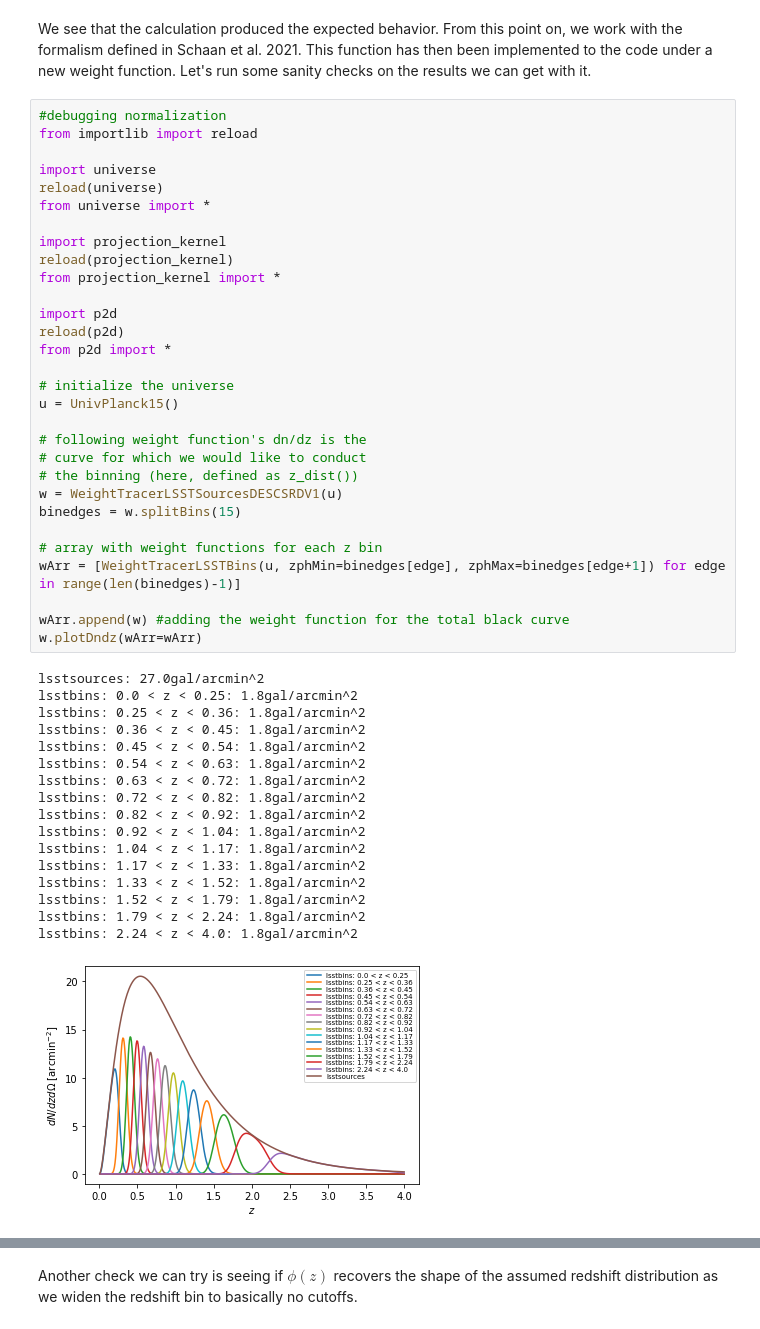
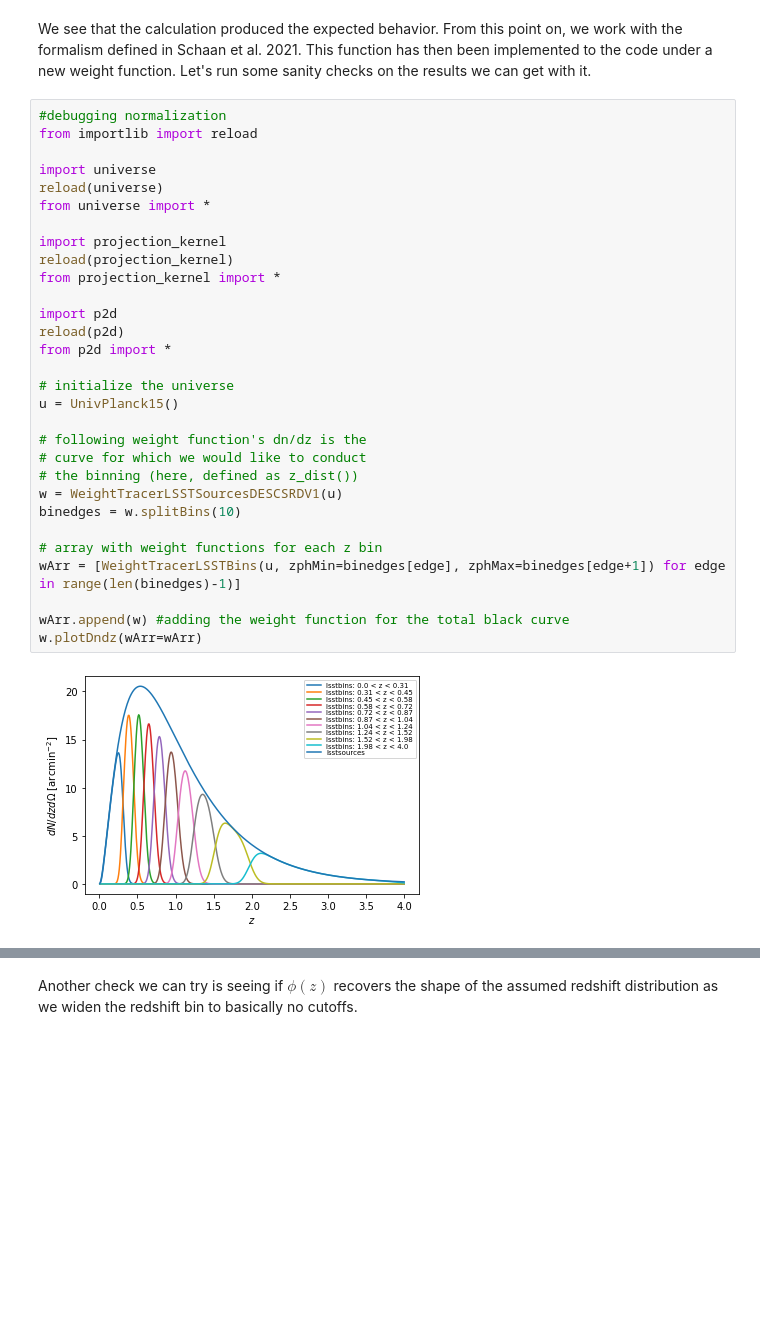
Before and after one commit to AnaCarolinaSOliveira/cross-LIM, a Jupyter notebook: test_P.ipynb, the cells around one changed output, grey strips where cells are left out. Drawn from its saved outputs; the diff is of its cells as text; blank space fills up the shorter version.

```diff
--- a/test_P.ipynb
+++ b/test_P.ipynb
@@ -155,48 +155,32 @@ We see that the calculation produced the expected behavior. From this point on,
 # %%
 #debugging normalization
 from importlib import reload
 
 import universe
 reload(universe)
 from universe import *
 
 import projection_kernel
 reload(projection_kernel)
 from projection_kernel import *
 
 import p2d
 reload(p2d)
 from p2d import *
 
 # initialize the universe
 u = UnivPlanck15()
 
 # following weight function's dn/dz is the
 # curve for which we would like to conduct
 # the binning (here, defined as z_dist())
 w = WeightTracerLSSTSourcesDESCSRDV1(u)
-binedges = w.splitBins(15)
+binedges = w.splitBins(10)
 
 # array with weight functions for each z bin
 wArr = [WeightTracerLSSTBins(u, zphMin=binedges[edge], zphMax=binedges[edge+1]) for edge in range(len(binedges)-1)]
 
 wArr.append(w) #adding the weight function for the total black curve
 w.plotDndz(wArr=wArr)
 # %% [output]
-lsstsources: 27.0gal/arcmin^2
-lsstbins: 0.0 < z < 0.25: 1.8gal/arcmin^2
-lsstbins: 0.25 < z < 0.36: 1.8gal/arcmin^2
-lsstbins: 0.36 < z < 0.45: 1.8gal/arcmin^2
-lsstbins: 0.45 < z < 0.54: 1.8gal/arcmin^2
-lsstbins: 0.54 < z < 0.63: 1.8gal/arcmin^2
-lsstbins: 0.63 < z < 0.72: 1.8gal/arcmin^2
-lsstbins: 0.72 < z < 0.82: 1.8gal/arcmin^2
-lsstbins: 0.82 < z < 0.92: 1.8gal/arcmin^2
-lsstbins: 0.92 < z < 1.04: 1.8gal/arcmin^2
-lsstbins: 1.04 < z < 1.17: 1.8gal/arcmin^2
-lsstbins: 1.17 < z < 1.33: 1.8gal/arcmin^2
-lsstbins: 1.33 < z < 1.52: 1.8gal/arcmin^2
-lsstbins: 1.52 < z < 1.79: 1.8gal/arcmin^2
-lsstbins: 1.79 < z < 2.24: 1.8gal/arcmin^2
-lsstbins: 2.24 < z < 4.0: 1.8gal/arcmin^2
-[figure, old version]
+[figure, new version]
```
Also changed, not shown: parts of 1 cell of this notebook, 2 other files.
